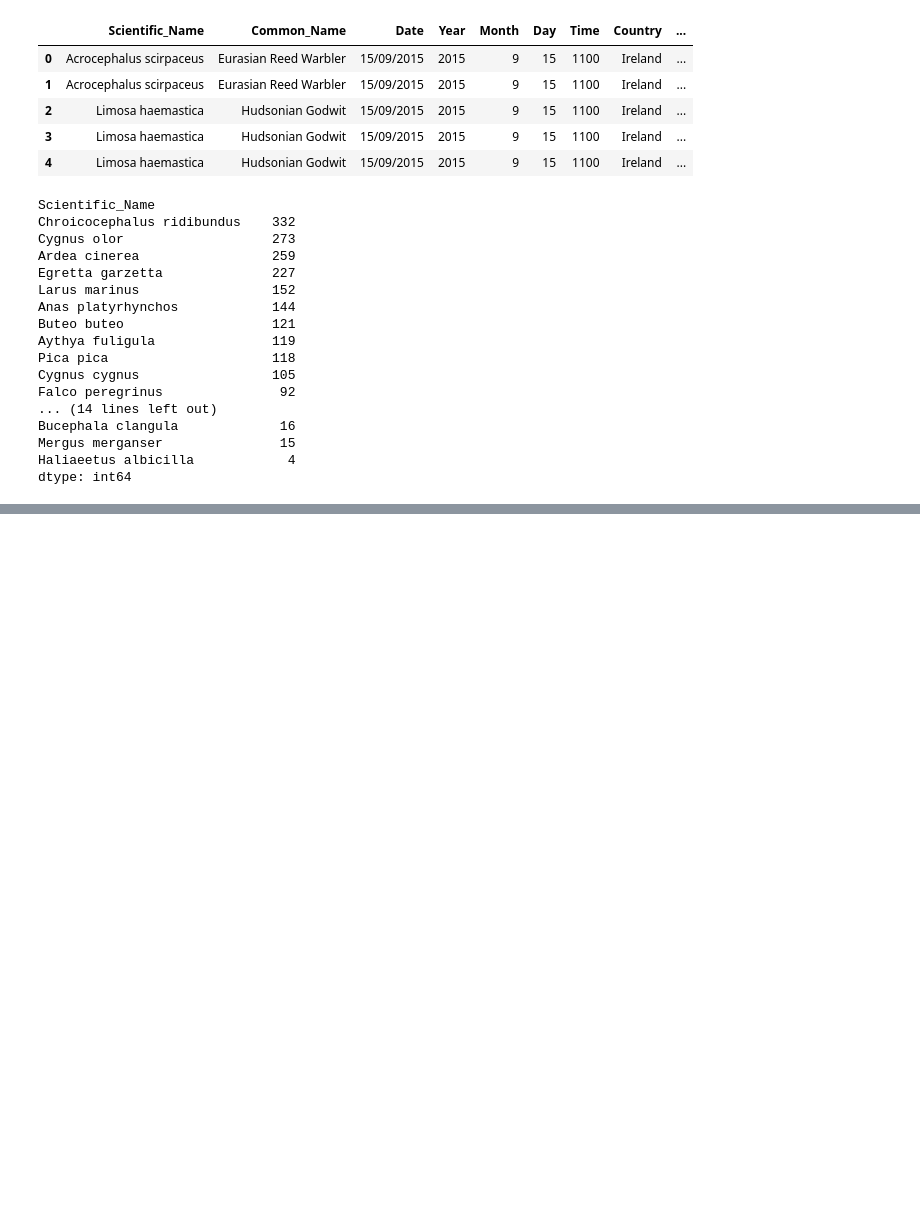
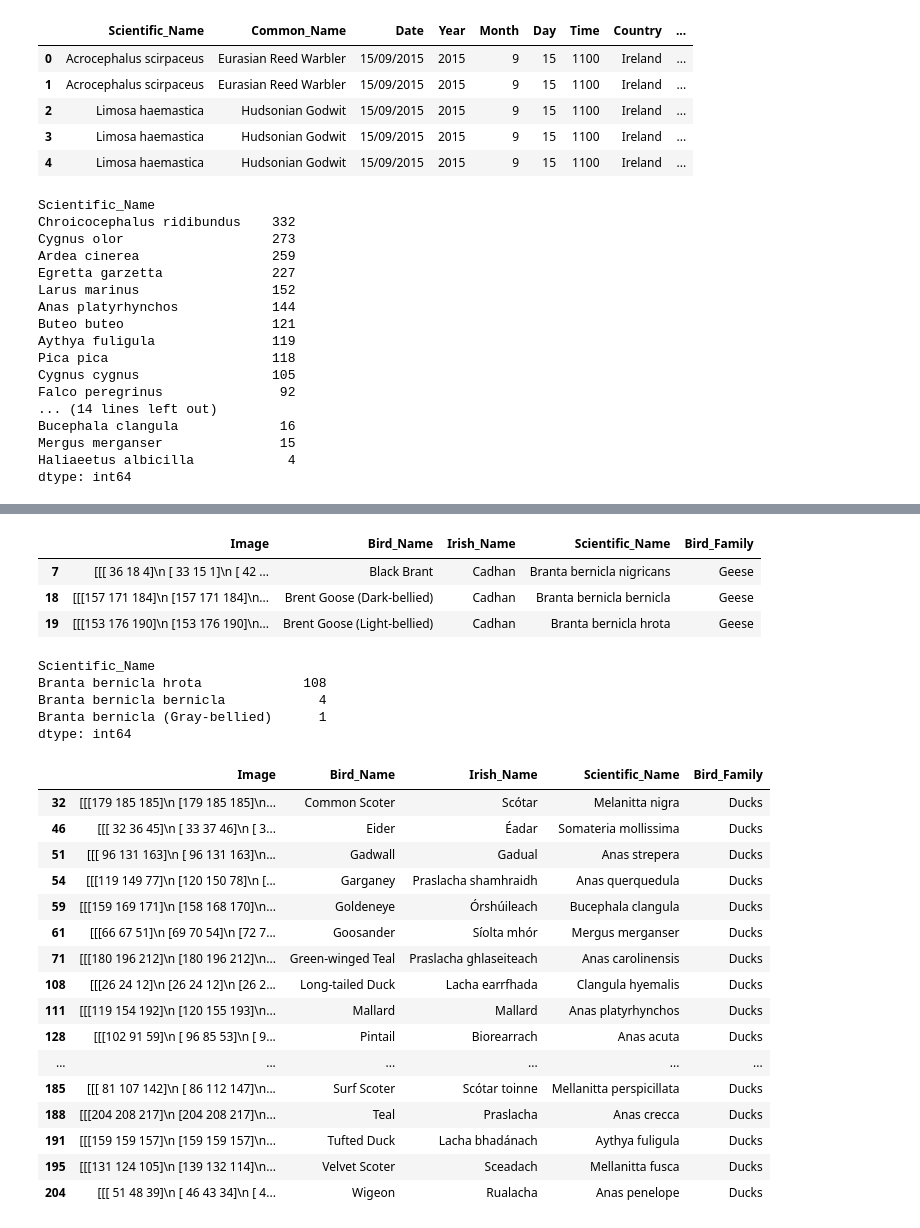
Before and after one commit to pessini/avian-flu-wild-birds-ireland, a Jupyter notebook: Datasets.ipynb, the cells around one changed output, grey strips where cells are left out. Cells and saved outputs as stored; diff of their text form; code cells hidden in the pictures; blank space fills up the shorter version.

Commit message:
Merging birds datasets

```diff
--- a/Datasets.ipynb
+++ b/Datasets.ipynb
@@ -277,0 +261,6 @@ Length: 245, dtype: int64
+# %%
+wild_birds_copy = wild_birds.copy()
+birdwatch_copy = birdwatch.copy()
+# %%
+# Fixing 1st issue 'Chroicocephalus ridibundus'
+birdwatch_copy['Scientific_Name'] = birdwatch_copy['Scientific_Name'].replace('Larus ridibundus','Chroicocephalus ridibundus')
@@ -277,0 +276,17 @@ Length: 245, dtype: int64
+# %%
+birdwatch_copy[birdwatch_copy['Irish_Name'] == 'Cadhan']
+# %% [output]
+|  | Image | Bird_Name | Irish_Name | Scientific_Name | Bird_Family |
+| 7 | [[[ 36 18 4]\n [ 33 15 1]\n [ 42 ... | Black Brant | Cadhan | Branta bernicla nigricans | Geese |
+| 18 | [[[157 171 184]\n [157 171 184]\n... | Brent Goose (Dark-bellied) | Cadhan | Branta bernicla bernicla | Geese |
+| 19 | [[[153 176 190]\n [153 176 190]\n... | Brent Goose (Light-bellied) | Cadhan | Branta bernicla hrota | Geese |
+# %%
+#infected_birds = bird_flu[bird_flu['target_H5_HPAI'] == 1]
+top_infected_species = wild_birds_copy.groupby('Scientific_Name').size().sort_values(ascending=False)
+top_infected_species[top_infected_species.index.str.startswith('Branta bernicla')]
+# %% [output]
+Scientific_Name
+Branta bernicla hrota             108
+Branta bernicla bernicla            4
+Branta bernicla (Gray-bellied)      1
+dtype: int64
@@ -277,0 +296,20 @@ Length: 245, dtype: int64
+# %%
+birdwatch_copy[birdwatch_copy['Bird_Family'] == 'Ducks']
+# %% [output]
+|  | Image | Bird_Name | Irish_Name | Scientific_Name | Bird_Family |
+| 32 | [[[179 185 185]\n [179 185 185]\n... | Common Scoter | Scótar | Melanitta nigra | Ducks |
+| 46 | [[[ 32 36 45]\n [ 33 37 46]\n [ 3... | Eider | Éadar | Somateria mollissima | Ducks |
+| 51 | [[[ 96 131 163]\n [ 96 131 163]\n... | Gadwall | Gadual | Anas strepera | Ducks |
+| 54 | [[[119 149 77]\n [120 150 78]\n [... | Garganey | Praslacha shamhraidh | Anas querquedula | Ducks |
+| 59 | [[[159 169 171]\n [158 168 170]\n... | Goldeneye | Órshúileach | Bucephala clangula | Ducks |
+| 61 | [[[66 67 51]\n [69 70 54]\n [72 7... | Goosander | Síolta mhór | Mergus merganser | Ducks |
+| 71 | [[[180 196 212]\n [180 196 212]\n... | Green-winged Teal | Praslacha ghlaseiteach | Anas carolinensis | Ducks |
+| 108 | [[[26 24 12]\n [26 24 12]\n [26 2... | Long-tailed Duck | Lacha earrfhada | Clangula hyemalis | Ducks |
+| 111 | [[[119 154 192]\n [120 155 193]\n... | Mallard | Mallard | Anas platyrhynchos | Ducks |
+| 128 | [[[102 91 59]\n [ 96 85 53]\n [ 9... | Pintail | Biorearrach | Anas acuta | Ducks |
+| ... | ... | ... | ... | ... | ... |
+| 185 | [[[ 81 107 142]\n [ 86 112 147]\n... | Surf Scoter | Scótar toinne | Mellanitta perspicillata | Ducks |
+| 188 | [[[204 208 217]\n [204 208 217]\n... | Teal | Praslacha | Anas crecca | Ducks |
+| 191 | [[[159 159 157]\n [159 159 157]\n... | Tufted Duck | Lacha bhadánach | Aythya fuligula | Ducks |
+| 195 | [[[131 124 105]\n [139 132 114]\n... | Velvet Scoter | Sceadach | Mellanitta fusca | Ducks |
+| 204 | [[[ 51 48 39]\n [ 46 43 34]\n [ 4... | Wigeon | Rualacha | Anas penelope | Ducks |
```
Also changed, not shown: parts of 8 cells of this notebook, 1 other file.
